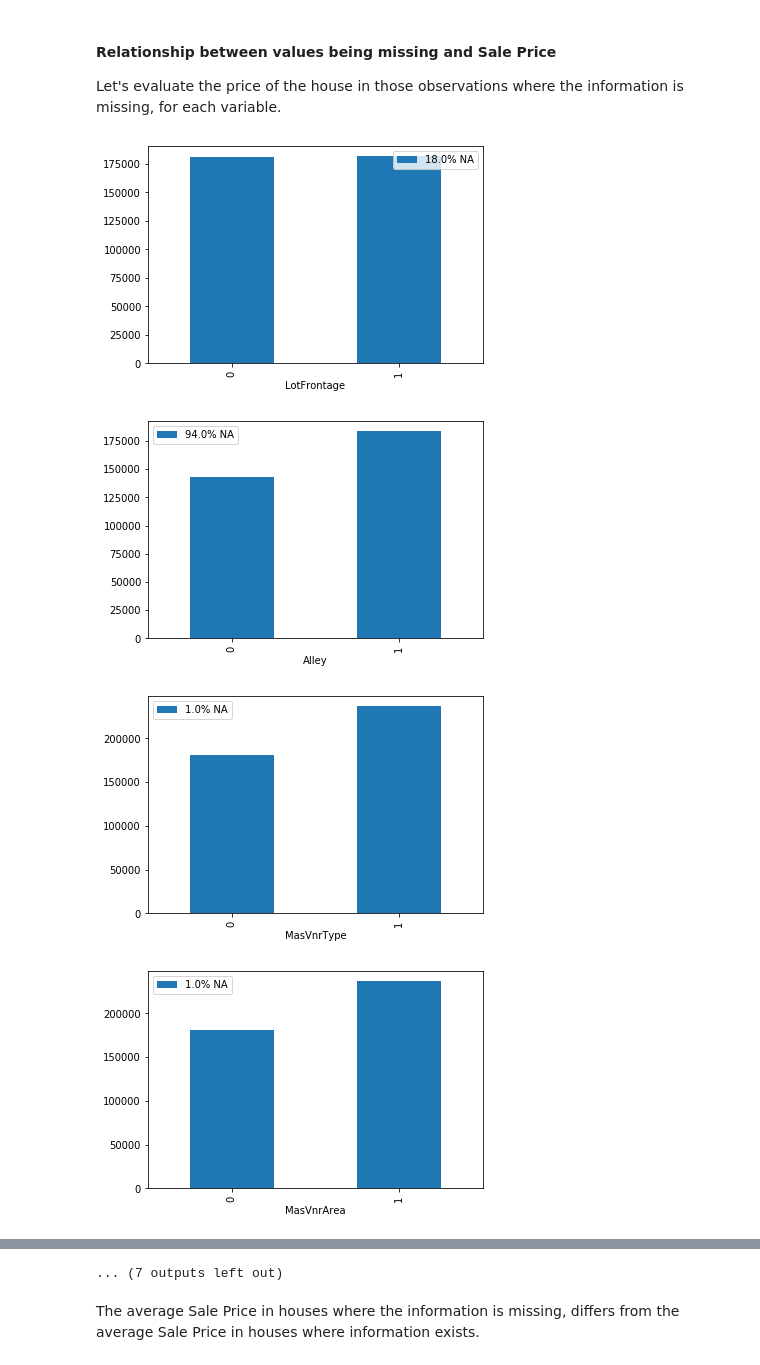
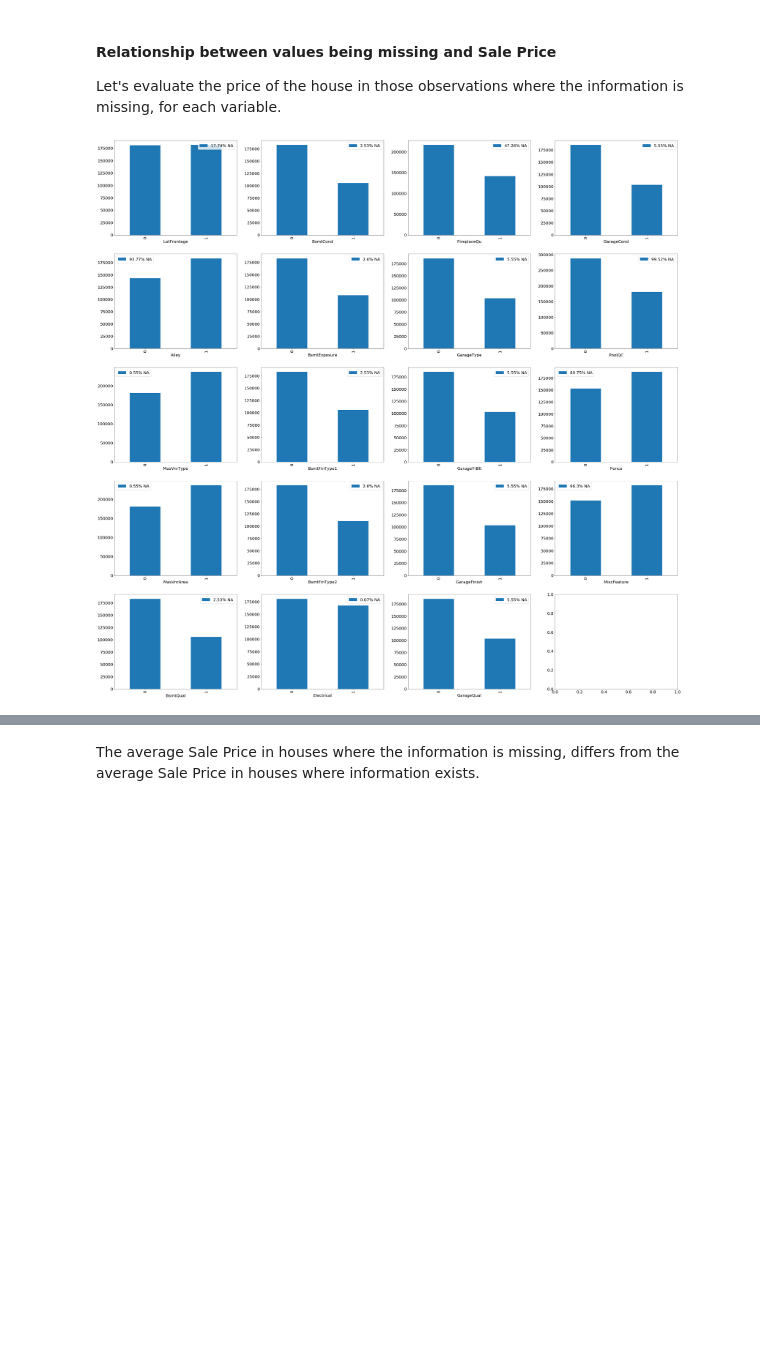
Before and after one commit to lohiermichael/house-prices-prediction, a Jupyter notebook: notebooks/1.data_analysis.ipynb, the cells around one changed output, grey strips where cells are left out. Drawn from its saved outputs; the diff is of its cells as text; code cells hidden in the pictures; blank space fills up the shorter version.

Commit message:
Make subplots bar plots for missing variable impact on target

```diff
--- a/notebooks/1.data_analysis.ipynb
+++ b/notebooks/1.data_analysis.ipynb
@@ -9,6 +9,10 @@ import numpy as np
 
 # To visualize data
 import matplotlib.pyplot as plt
+import matplotlib
+# `Set the font size
+matplotlib.rcParams.update({'font.size': 20})
+
 
 # To display missing values
 import missingno as msno
@@ -209,32 +213,40 @@ of `SalePrices`, when:
 
 Let's evaluate the price of the house in those observations where the information is missing, for each variable.
 # %%
-def analyse_na_value(df, var):
+def analyse_na_value(df, var, i, j):
 
     df = df.copy()
 
     # Keep the percentage of missing values for the variable
-    percent_na = round((df[var].isnull().sum()/len(df))*100)
+    percent_na = round((df[var].isnull().sum()/len(df))*100, 2)
 
     # Make a variable that indicates 1 if the observation was missing or zero otherwise
     df[var] = np.where(df[var].isnull(), 1, 0)
 
     # Compare the average SalePrice in the observations where data is missing
     # vs the observations where a value is available
 
+    df.groupby(var)['SalePrice'].mean().plot(kind='bar',
+                                            ax=axes[i, j],
+                                            label=f'{percent_na}% NA')
+    axes[i, j].legend(loc='best')
 
-    df.groupby(var)['SalePrice'].mean().plot(kind='bar', label=f'{percent_na}% NA')
-    plt.legend(loc='best')
 
-    plt.show()
 
 vars_with_na = [var for var in data.columns if data[var].isnull().sum() >0]
 
+fig, axes = plt.subplots(nrows=5,
+                        ncols=4,
+                        figsize=(50, 50))
+i = j = 0
+
 for var in vars_with_na:
-    plt.subplot()
-    analyse_na_value(data, var)
+    analyse_na_value(data, var, i, j)
+    if i < 4:
+        i +=1
+    else: # i == 4
+        i = 0
+        j +=1
+plt.show()
 # %% [output]
-[figure, old version]
+[figure, new version]
-[figure, removed]
-[figure, removed]
-[figure, removed]
@@ -249,4 +253,3 @@ for var in vars_with_na:
-... (7 outputs left out)
 # %% [markdown]
 The average Sale Price in houses where the information is missing, differs from the average Sale Price in houses where information exists.
 # %% [markdown]
```
Also changed, not shown: parts of 1 cell of this notebook.
